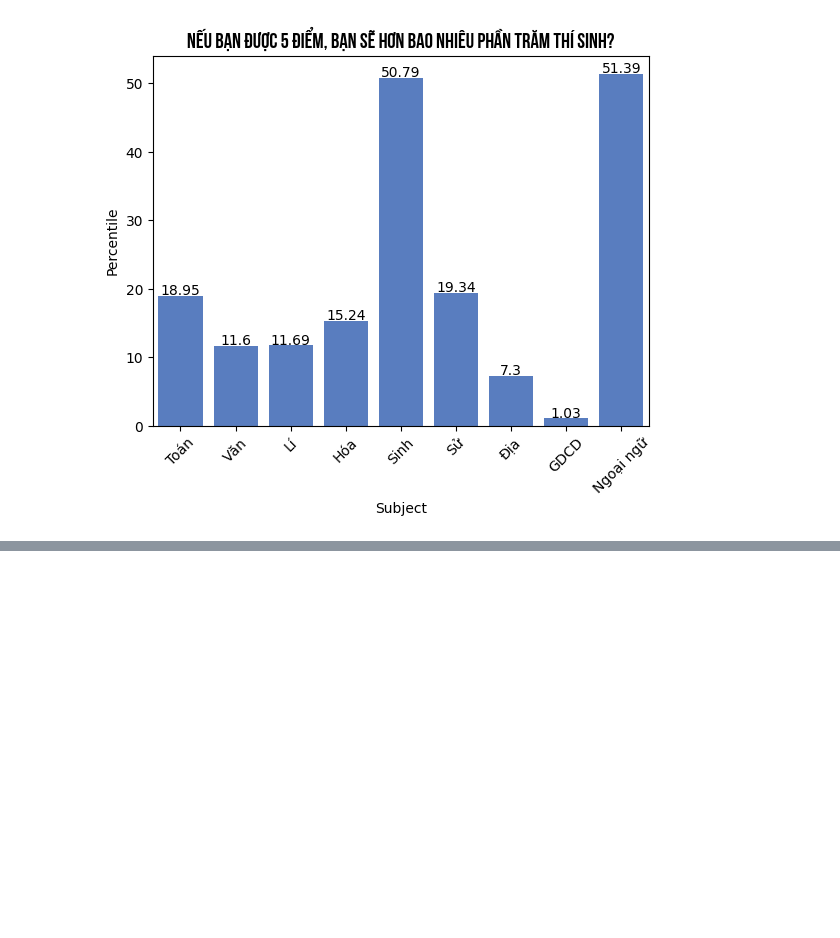
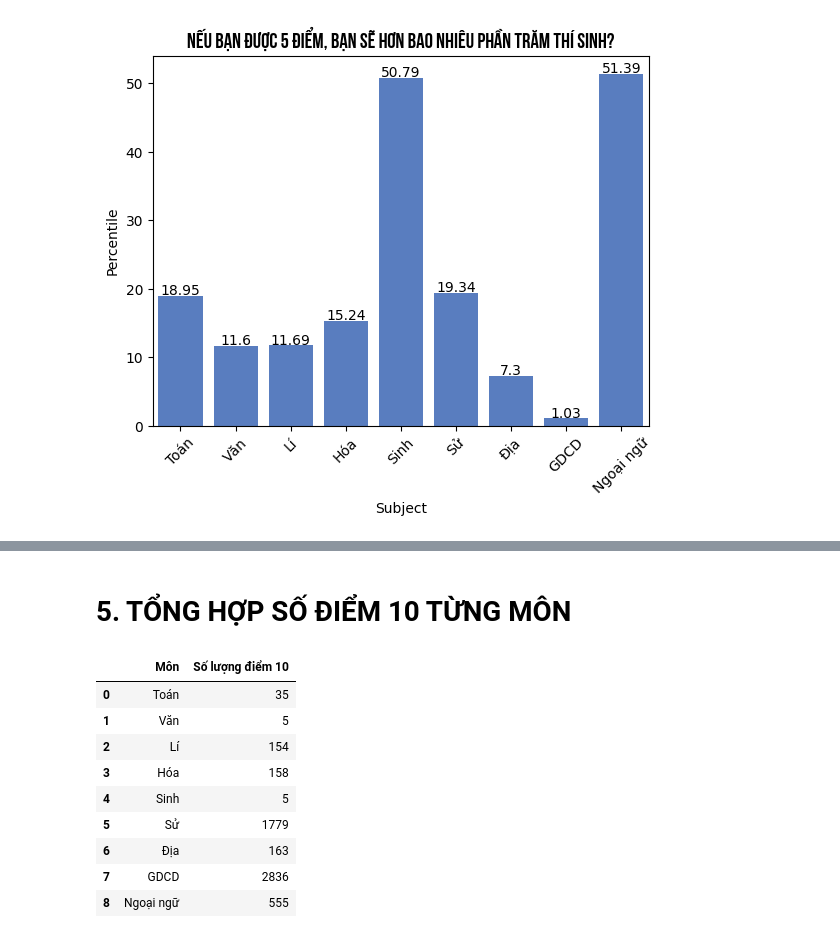
Before and after one commit to AnDoan170/THPTQG, a Jupyter notebook: thptqg_2022.ipynb, the cells around one changed output, grey strips where cells are left out. Drawn from its saved outputs; the diff is of its cells as text; code cells hidden in the pictures; blank space fills up the shorter version.

```diff
--- a/thptqg_2022.ipynb
+++ b/thptqg_2022.ipynb
@@ -521,0 +557,24 @@ plt.savefig('namplus.png')
+# %% [markdown]
+# **5. TỔNG HỢP SỐ ĐIỂM 10 TỪNG MÔN**
+# %%
+def trich_diem(database):
+    return database.loc[database['Diem thi'] == 10.0]['So luong'].item()
+
+ten = []
+for i in range(9):
+    ten.append(trich_diem(db[i]))
+
+diemmuoi = pd.DataFrame(data = subject, columns = ['Môn'])
+diemmuoi['Số lượng điểm 10'] = ten
+diemmuoi
+# %% [output]
+|  | Môn | Số lượng điểm 10 |
+| 0 | Toán | 35 |
+| 1 | Văn | 5 |
+| 2 | Lí | 154 |
+| 3 | Hóa | 158 |
+| 4 | Sinh | 5 |
+| 5 | Sử | 1779 |
+| 6 | Địa | 163 |
+| 7 | GDCD | 2836 |
+| 8 | Ngoại ngữ | 555 |
```
Also changed, not shown: parts of 2 cells of this notebook, 2 other files.
